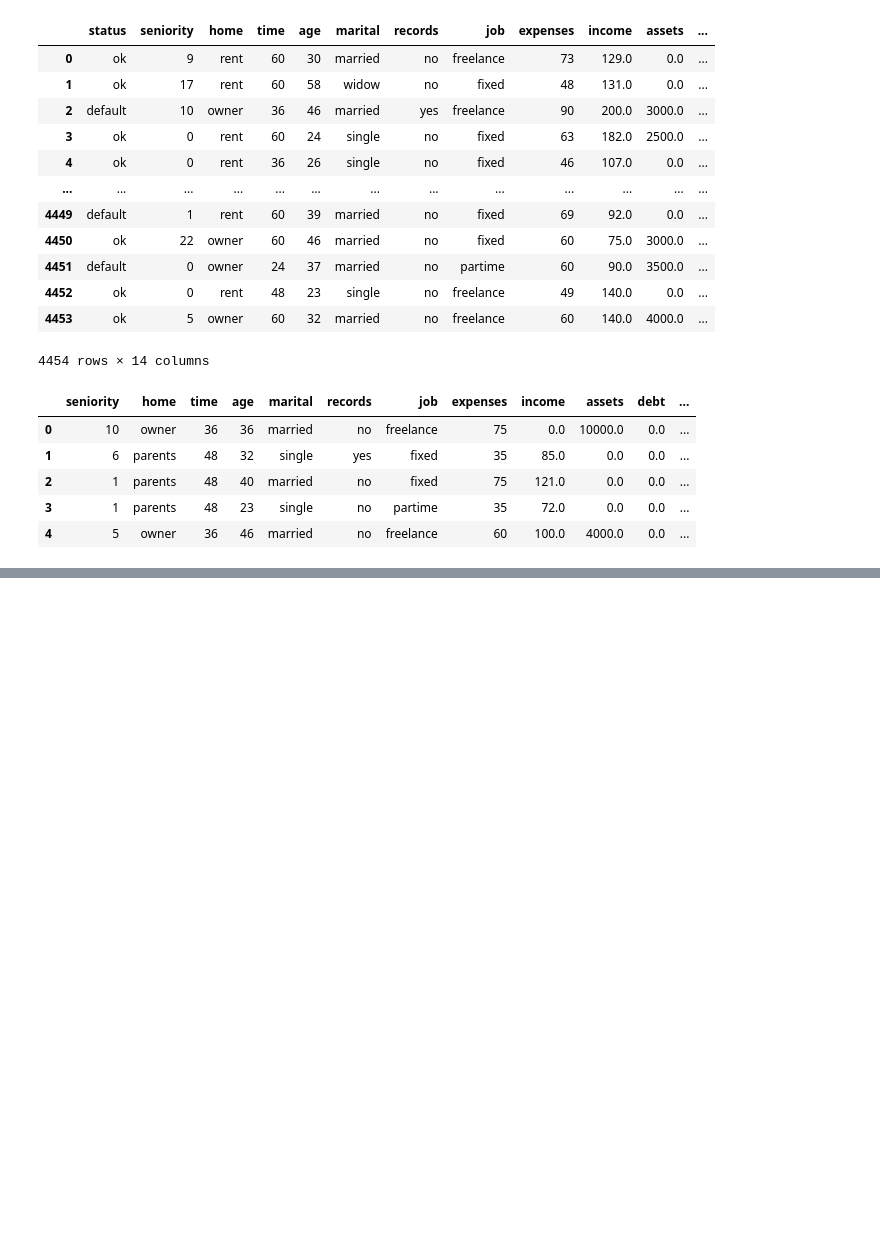
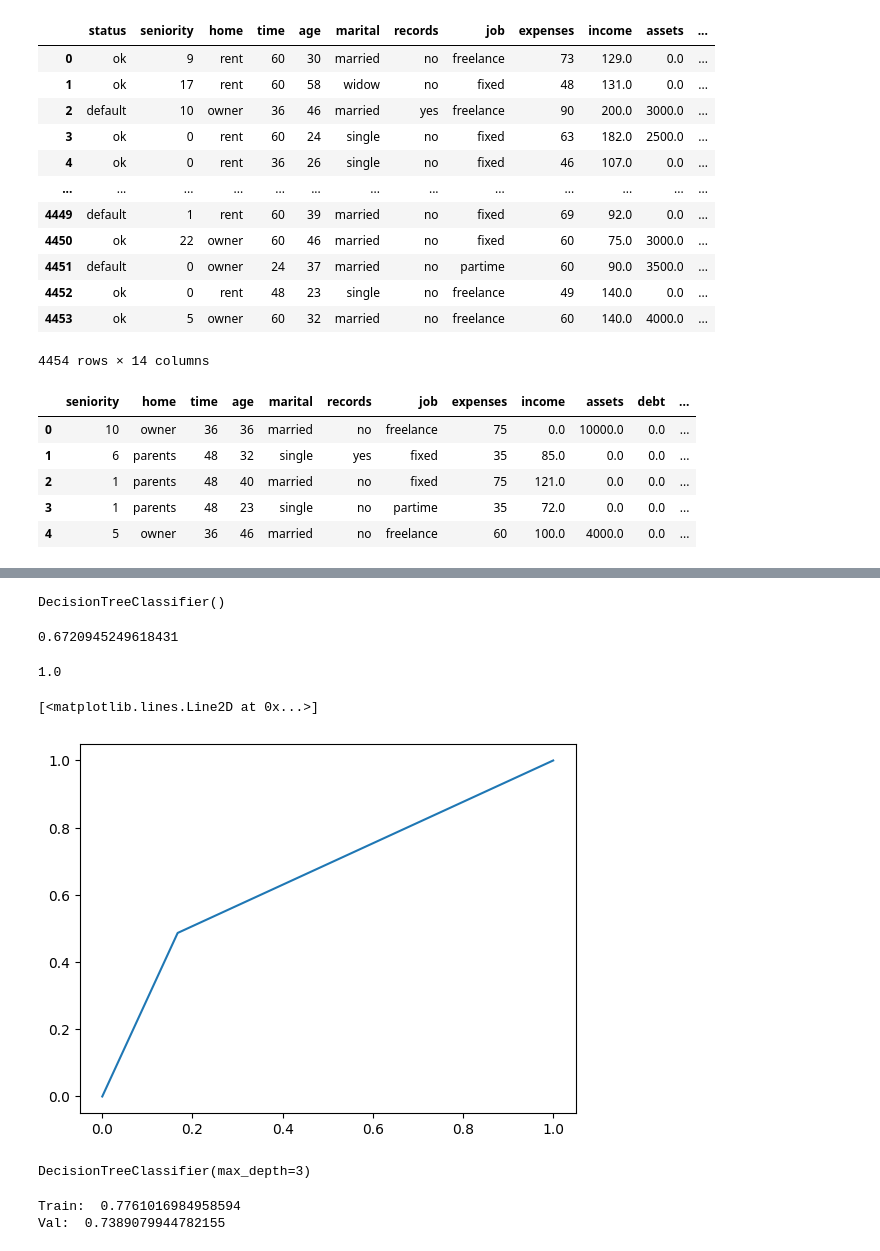
Before and after one commit to AurisNauris/ML-zoomcamp-homework, a Jupyter notebook: 06-trees/06-notebook.ipynb, the cells around one changed output, grey strips where cells are left out. Drawn from its saved outputs; the diff is of its cells as text; code cells hidden in the pictures; blank space fills up the shorter version.

```diff
--- a/06-trees/06-notebook.ipynb
+++ b/06-trees/06-notebook.ipynb
@@ -161,0 +187,44 @@ df_train.head()
+# %%
+dv = DictVectorizer(sparse=False)
+X_train = dv.fit_transform(train_dicts)
+# %%
+dt = DecisionTreeClassifier()
+dt.fit(X_train, y_train)
+# %% [output]
+DecisionTreeClassifier()
+# %%
+val_dicts = df_val.fillna(0).to_dict(orient='records')
+X_val = dv.transform(val_dicts)
+y_hat = dt.predict_proba(X_val)[:,1]
+roc_auc_score(y_hat, y_val)
+# %% [output]
+0.6720945249618431
+# %%
+y_hat = dt.predict_proba(X_train)[:,1]
+roc_auc_score(y_hat, y_train)
+# %% [output]
+1.0
+# %%
+y_hat = dt.predict_proba(X_val)[:,1]
+roc = roc_curve(y_val, y_hat)
+# %%
+plt.plot(roc[0], roc[1])
+# %% [output]
+[<matplotlib.lines.Line2D at 0x...>]
+[figure, added]
+# %%
+dt = DecisionTreeClassifier(max_depth=3)
+dt.fit(X_train, y_train)
+# %% [output]
+DecisionTreeClassifier(max_depth=3)
+# %%
+y_hat = dt.predict_proba(X_train)[:,1]
+auc = roc_auc_score(y_train, y_hat)
+print("Train: ", auc)
+
+y_hat = dt.predict_proba(X_val)[:,1]
+auc = roc_auc_score(y_val, y_hat)
+print("Val: ", auc)
+# %% [output]
+Train:  0.7761016984958594
+Val:  0.7389079944782155
```
Also changed, not shown: parts of 7 cells of this notebook, 1 other file.
